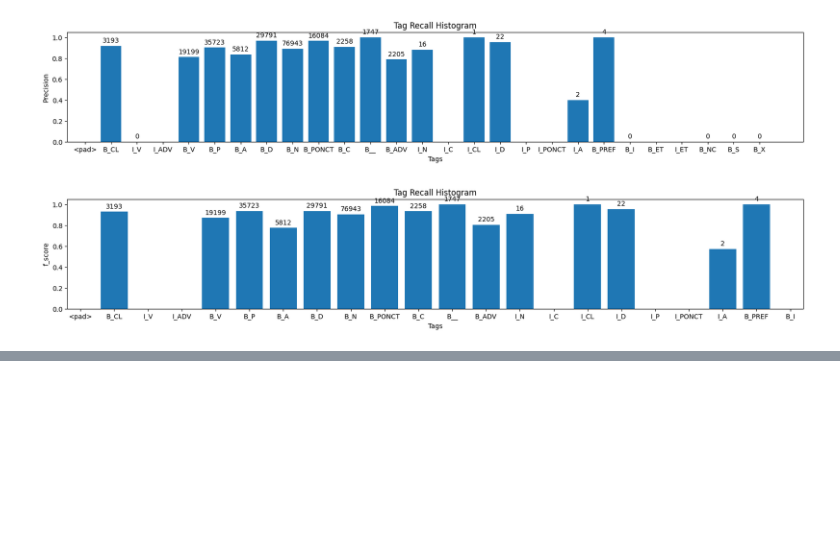
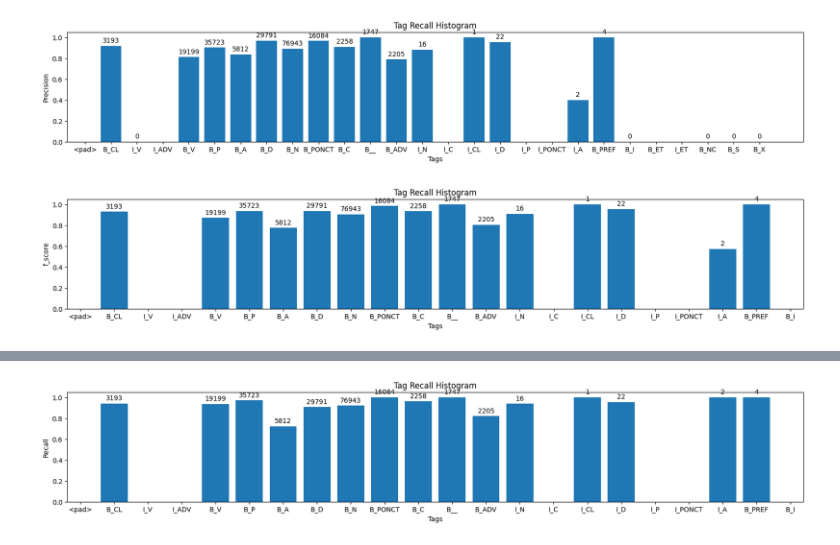
Before and after one commit to CoCorooxin/MWE-classifier, a Jupyter notebook: error_analysis.ipynb, the cells around one changed output, grey strips where cells are left out. Saved outputs shown, nothing was run; the diff lists cells and outputs as text; code cells hidden in the pictures; blank space fills up the shorter version.

```diff
--- a/error_analysis.ipynb
+++ b/error_analysis.ipynb
@@ -91,7 +90,7 @@ plt.show()
 # %%
 tags = [model.tags_vocab.rev_lookup(tag) for tag in range(len(model.tags_vocab))]
 
-fig, ax = plt.subplots(figsize=(20, 5))
+fig, ax = plt.subplots(figsize=(20, 3))
 
 # Plot the histogram
 bars = ax.bar(tags, precision)
@@ -140,0 +170,12 @@ plt.show()
+# %%
+class_counts, TP, FP, FN, average_precision, average_recall, average_f1_score, weighted_f1_score, weighted_recall, weighted_precision = model.evaluate(testset.get_loader(batch_size = 500))
+# %%
+precision = TP/(FP+TP)
+recall    = TP/(FN+TP)
+f_score   = 2*(precision*recall)/(precision+recall)
+# %%
+print("tags-------class count --------recall----------precision---------f-score")
+for tag in range(len(model.tags_vocab)):
+    print(f"{model.tags_vocab.rev_lookup(tag)} %d   | Precision %.4f | Recall  %.4f |  F-score  %.4f   " % (int(class_counts[tag]), float(recall[tag]), float(precision[tag]), float(f_score[tag])))
+    print()
+print(f"weighted Precision %.4f | Recall  %.4f |  F-score  %.4f   " % (weighted_f1_score, weighted_recall, weighted_precision))
@@ -140,0 +200,25 @@ plt.show()
+# %%
+tags = [model.tags_vocab.rev_lookup(tag) for tag in range(len(model.tags_vocab))]
+
+fig, ax = plt.subplots(figsize=(20, 3))
+
+# Plot the histogram
+bars = ax.bar(tags, recall)
+
+# Add class count annotations on top of the bars
+for i, bar in enumerate(bars):
+    height = bar.get_height()
+    count = int(class_counts[i])
+    ax.annotate(str(count), xy=(bar.get_x() + bar.get_width() / 2, height),
+                xytext=(0, 3), textcoords='offset points',
+                ha='center', va='bottom')
+
+# Set axis labels and title
+ax.set_xlabel('Tags')
+ax.set_ylabel('Recall')
+ax.set_title('Tag Recall Histogram')
+
+# Display the plot
+plt.show()
+# %% [output]
+[figure, added]
```
Also changed, not shown: parts of 10 cells of this notebook, 4 other files.
